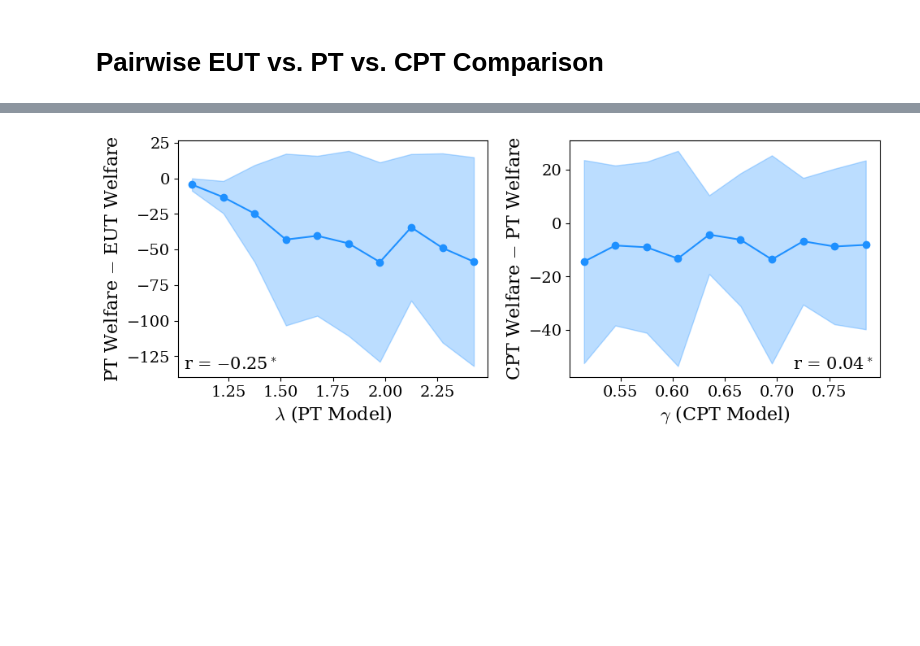
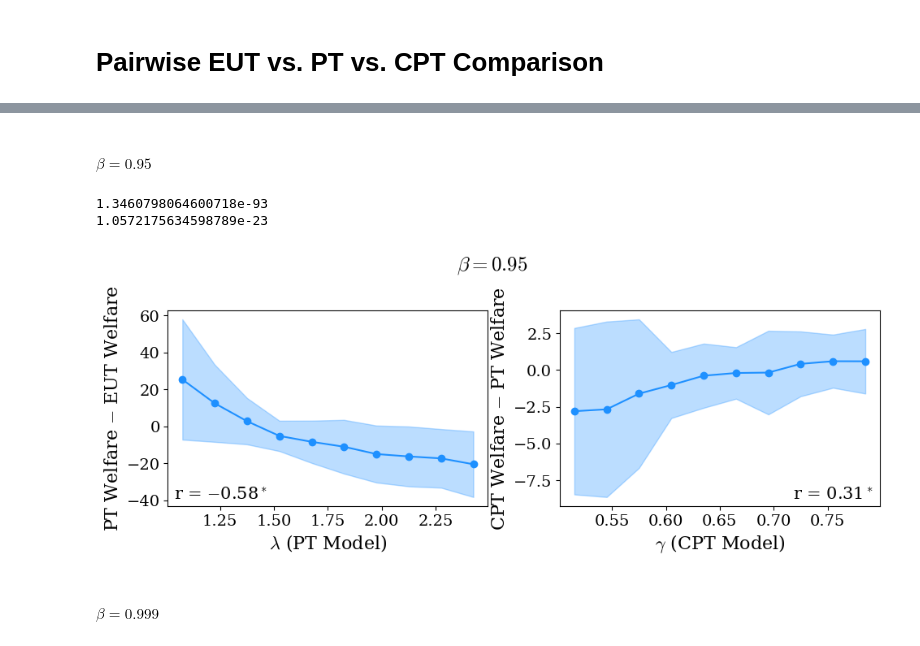
Before and after one commit to charlesaugdupont/cognitive-biases-welfare-volatility, a Jupyter notebook: notebooks/sen_welfare.ipynb, the cells around one changed output, grey strips where cells are left out. Saved outputs shown, nothing was run; the diff lists cells and outputs as text; code cells hidden in the pictures; blank space fills up the shorter version.

Commit message:
new plots in sen welfare notebook

```diff
--- a/notebooks/sen_welfare.ipynb
+++ b/notebooks/sen_welfare.ipynb
@@ -524,8 +557,42 @@ PearsonRResult(statistic=np.float64(-0.2809725219540107), pvalue=np.float64(4.93
+# %% [markdown]
+#### $\beta=0.95$
+# %%
+beta = "95"
+
+directories = [f"../data/eut/eut_{beta}", f"../data/pt/pt_{beta}", f"../data/cpt/cpt_kt_{beta}"]
+
+eut_data = []
+with open(f"../data/eut/eut_{beta}/params", "rb") as f:
+    P = pickle.load(f)
+for row in P:
+    eut_data.append((row[0], row[1], row[2], 1, 1))
+with open(f"../data/eut/eut_{beta}/sen_welfare", "rb") as f:
+    eut_sen = pickle.load(f)
+
+pt_data = []
+with open(f"../data/pt/pt_{beta}/params", "rb") as f:
+    P = pickle.load(f)
+for row in P:
+    pt_data.append((row[0], row[1], row[2], row[3], 1))
+with open(f"../data/pt/pt_{beta}/sen_welfare", "rb") as f:
+    pt_sen = pickle.load(f)
+
+cpt_data = []
+with open(f"../data/cpt/cpt_kt_{beta}/params", "rb") as f:
+    P = pickle.load(f)
+for row in P:
+    cpt_data.append((row[0], row[1], row[2], row[3], row[4]))
+with open(f"../data/cpt/cpt_kt_{beta}/sen_welfare", "rb") as f:
+    cpt_sen = pickle.load(f)
+
+cpt_data, cpt_sen = zip(*sorted(zip(cpt_data, cpt_sen)))
+pt_data, pt_sen = zip(*sorted(zip(pt_data, pt_sen)))
+eut_data, eut_sen = zip(*sorted(zip(eut_data, eut_sen)))
 # %%
 N = 10
 fig, axs = plt.subplots(1, 2, figsize=(10,4))
 
-pt_lambda = [pt_data[i][2] for i in range(len(pt_data))]
+pt_lambda = [pt_data[i][3] for i in range(len(pt_data))]
 pt_eut_sen = [pt_sen[i] - eut_sen[i] for i in range(len(pt_sen))]
 pt_lambda = np.array(pt_lambda)
 pt_eut_sen = np.array(pt_eut_sen)
@@ -551,7 +618,8 @@ axs[0].plot(bin_centers, means, color="dodgerblue", marker="o")
 axs[0].fill_between(bin_centers, means - stds, means + stds, alpha=0.3, color="dodgerblue")
 axs[0].set_xlabel(r"$\lambda$ (PT Model)")
 axs[0].set_ylabel(r"PT Welfare $-$ EUT Welfare")
-r_pt, _ = pearsonr(pt_lambda, pt_eut_sen)
+r_pt, p1 = pearsonr(pt_lambda, pt_eut_sen)
+print(p1)
 r_pt = str(round(r_pt, 2))[1:]
 axs[0].text(
     0.02, 0.02,
@@ -570,34 +638,39 @@ bin_centers = []
 means = []
 stds = []
 for i in range(N):
     left, right = bins[i], bins[i+1]
     mask = (cpt_gamma >= left) & (cpt_gamma < right)
     if np.any(mask):
         bin_centers.append((left + right) / 2)
         means.append(np.mean(cpt_pt_sen[mask]))
         stds.append(np.std(cpt_pt_sen[mask]))
     else:
         bin_centers.append((left + right) / 2)
         means.append(np.nan)
         stds.append(np.nan)
 bin_centers = np.array(bin_centers)
 means = np.array(means)
 stds = np.array(stds)
 axs[1].plot(bin_centers, means, color="dodgerblue", marker="o")
 axs[1].fill_between(bin_centers, means - stds, means + stds, alpha=0.3, color="dodgerblue")
 axs[1].set_xlabel(r"$\gamma$ (CPT Model)")
 axs[1].set_ylabel(r"CPT Welfare $-$ PT Welfare")
-r_cpt, _ = pearsonr(cpt_gamma, cpt_pt_sen)
+r_cpt, p2 = pearsonr(cpt_gamma, cpt_pt_sen)
+print(p2)
 r_cpt = str(round(r_cpt, 2))
 axs[1].text(
     0.98, 0.02,
     "r = " + r_cpt + r"$^*$",
     ha="right", va="bottom",
     transform=axs[1].transAxes
 )
-
+plt.suptitle(r"$\beta=0.95$")
 fig.tight_layout()
-plt.savefig("../figures/gamma_lambda_correlation_welfare_revised.png", bbox_inches="tight")
+#plt.savefig("../figures/gamma_lambda_correlation_welfare_revised.png", bbox_inches="tight")
 plt.show()
 # %% [output]
+1.3460798064600718e-93
+1.0572175634598789e-23
-[figure, old version]
+[figure, new version]
+# %% [markdown]
+#### $\beta=0.999$
```
Also changed, not shown: parts of 24 cells of this notebook.
